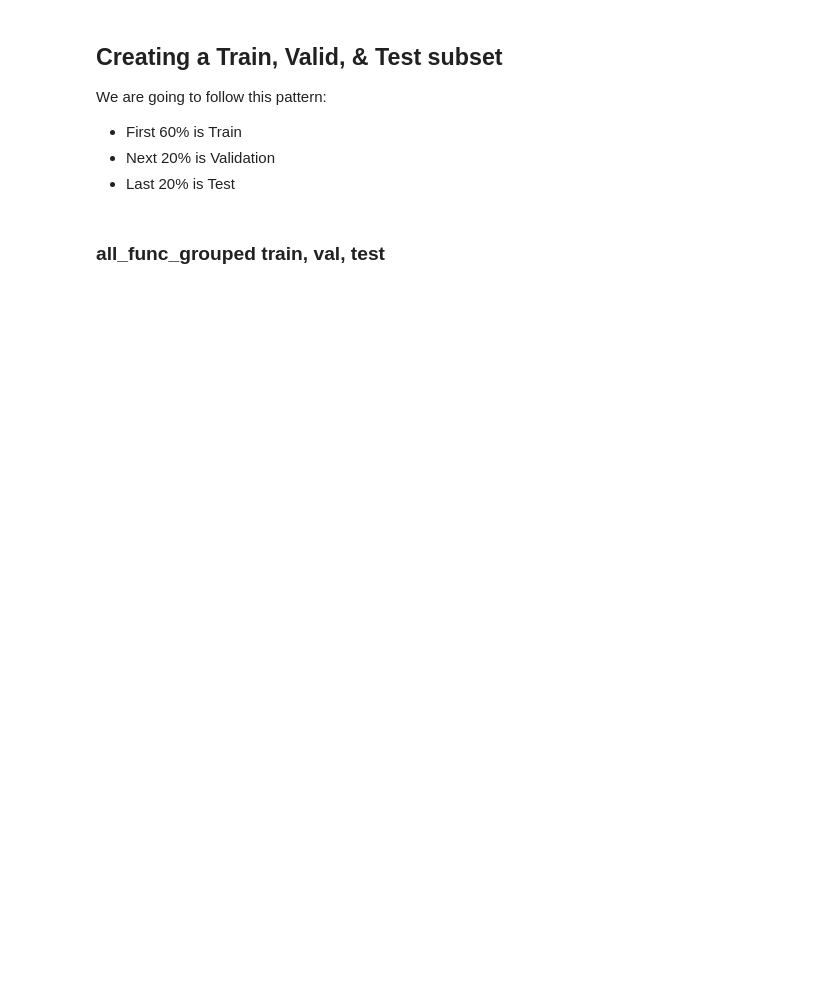
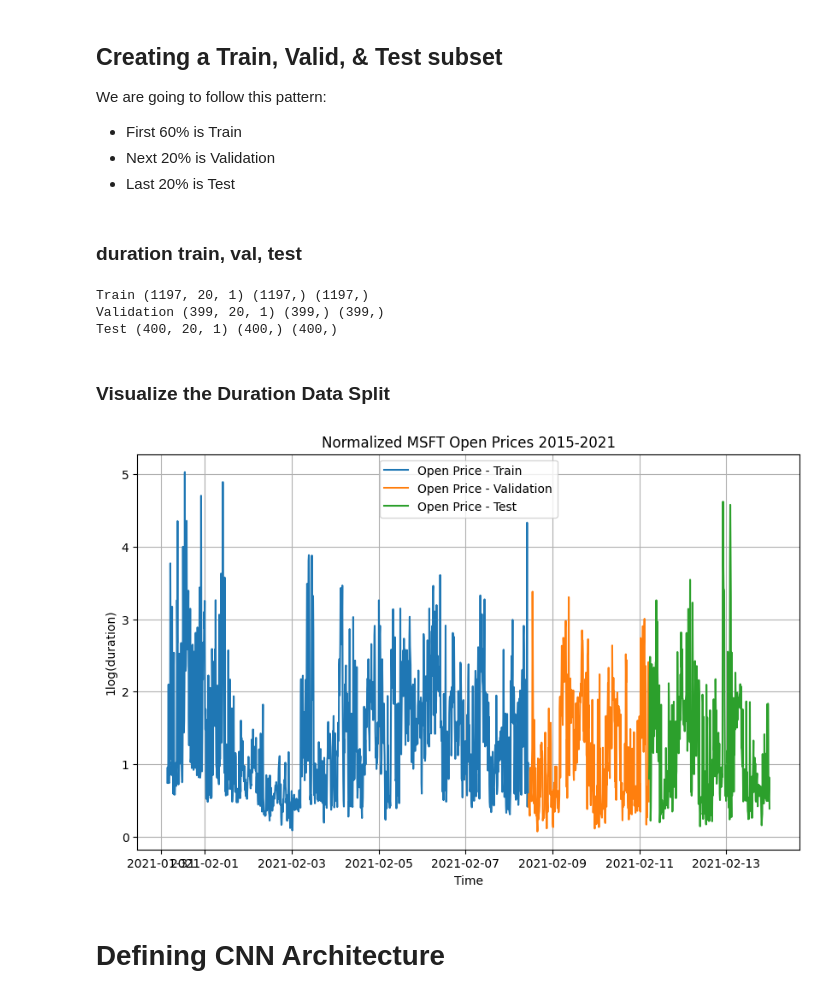
Before and after one commit to sweldensj2/coms6698_f24_final_project, a Jupyter notebook: coms6998_final_project.ipynb, the cells around one changed output. Saved outputs shown, nothing was run; the diff lists cells and outputs as text; code cells hidden in the pictures; blank space fills up the shorter version.

```diff
--- a/coms6998_final_project.ipynb
+++ b/coms6998_final_project.ipynb
@@ -216,4 +398,54 @@ We are going to follow this pattern:
 *   Next 20% is Validation
 *   Last 20% is Test
 # %% [markdown]
-### all_func_grouped train, val, test
+### duration train, val, test
+# %%
+train_size = int(0.6 * len(resampled_df_X))   # First 70% for training
+val_size = int(0.2 * len(resampled_df_X))    # Next 15% for validation
+test_size = len(resampled_df_X) - train_size - val_size  # Remaining 15% for testing
+
+# Split the data into train, validation, and test sets
+X_train, X_val, X_test = resampled_df_X[:train_size], resampled_df_X[train_size:train_size+val_size], resampled_df_X[train_size+val_size:]
+y_train, y_val, y_test = resampled_df_y[:train_size], resampled_df_y[train_size:train_size+val_size], resampled_df_y[train_size+val_size:]
+
+# Split timestamps into train, validation, and test
+lookback_timestamps = resampled_df.index[lookback:];
+train_timestamps = lookback_timestamps[:train_size];
+val_timestamps = lookback_timestamps[train_size:train_size + val_size];
+test_timestamps = lookback_timestamps[train_size+val_size:];
+
+# Reshape X_train, X_val, and X_test from 2D (samples, lookback) to 3D shape (samples, lookback, features=1)
+X_train = X_train.reshape((X_train.shape[0], X_train.shape[1], 1))
+X_val = X_val.reshape((X_val.shape[0], X_val.shape[1], 1))
+X_test = X_test.reshape((X_test.shape[0], X_test.shape[1], 1))
+
+
+# Print the sizes of each dataset to confirm
+print("Train", X_train.shape, y_train.shape, train_timestamps.shape);
+print("Validation", X_val.shape, y_val.shape, val_timestamps.shape);
+print("Test", X_test.shape, y_test.shape, test_timestamps.shape);
+# %% [output]
+Train (1197, 20, 1) (1197,) (1197,)
+Validation (399, 20, 1) (399,) (399,)
+Test (400, 20, 1) (400,) (400,)
+# %% [markdown]
+### Visualize the Duration Data Split
+# %%
+# Plot the Normalized Data Splits
+plt.figure(figsize=(10, 6))  # Set the figure size
+plt.plot(train_timestamps, y_train, label='Open Price - Train')
+plt.plot(val_timestamps, y_val, label='Open Price - Validation')
+plt.plot(test_timestamps, y_test, label='Open Price - Test')
+
+
+# Adding labels and title
+plt.xlabel('Time')
+plt.ylabel('1log(duration)')
+plt.title('Normalized MSFT Open Prices 2015-2021')
+plt.grid(True)
+plt.legend()
+plt.show()
+# %% [output]
+[figure, added]
+# %% [markdown]
+# Defining CNN Architecture
```
Also changed, not shown: parts of 24 cells of this notebook.
